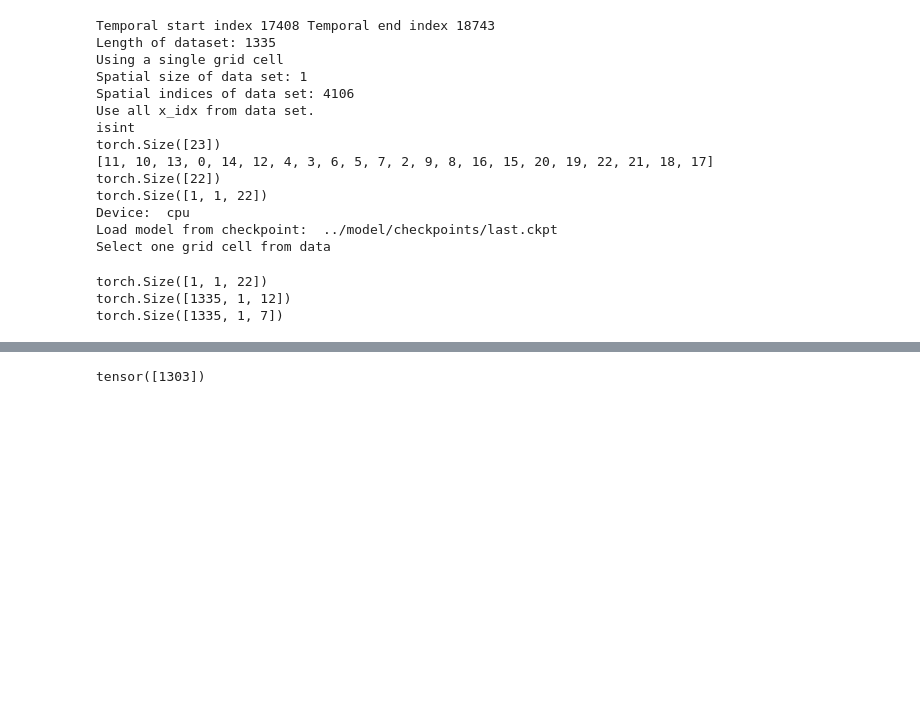
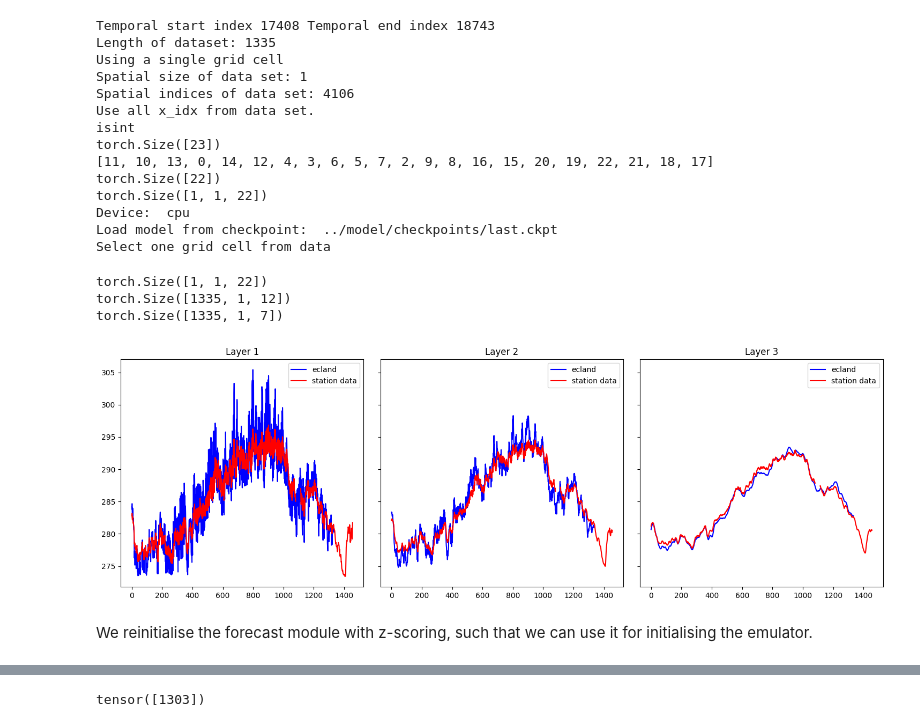
Before and after one commit to MWesselkamp/forecast-horizons, a Jupyter notebook: ecland-emulator/notebooks/evaluation_template.ipynb, the cells around one changed output, grey strips where cells are left out. Saved outputs shown, nothing was run; the diff lists cells and outputs as text; code cells hidden in the pictures; blank space fills up the shorter version.

```diff
--- a/ecland-emulator/notebooks/evaluation_template.ipynb
+++ b/ecland-emulator/notebooks/evaluation_template.ipynb
@@ -97,3 +101,27 @@ Select one grid cell from data
 torch.Size([1, 1, 22])
 torch.Size([1335, 1, 12])
 torch.Size([1335, 1, 7])
+# %%
+fig, ax = plt.subplots(1, 3, figsize=(15, 5), sharex=True, sharey=True)
+
+ax[0].plot(Y_prog[:,:,3], color="blue", label="ecland")
+ax[0].plot(station_data[:,:,0], color="red", label="station data")
+ax[0].set_title("Layer 1")
+ax[0].legend()
+
+ax[1].plot(Y_prog[:,:,4], color="blue", label="ecland")
+ax[1].plot(station_data[:,:,1], color="red", label="station data")
+ax[1].set_title("Layer 2")
+ax[1].legend()
+
+ax[2].plot(Y_prog[:,:,5], color="blue", label="ecland")
+ax[2].plot(station_data[:,:,2], color="red", label="station data")
+ax[2].set_title("Layer 3")
+ax[2].legend()
+
+plt.tight_layout()
+plt.show()
+# %% [output]
+[figure, added]
+# %% [markdown]
+We reinitialise the forecast module with z-scoring, such that we can use it for initialising the emulator.
```
Also changed, not shown: parts of 10 cells of this notebook, 4 other files.
